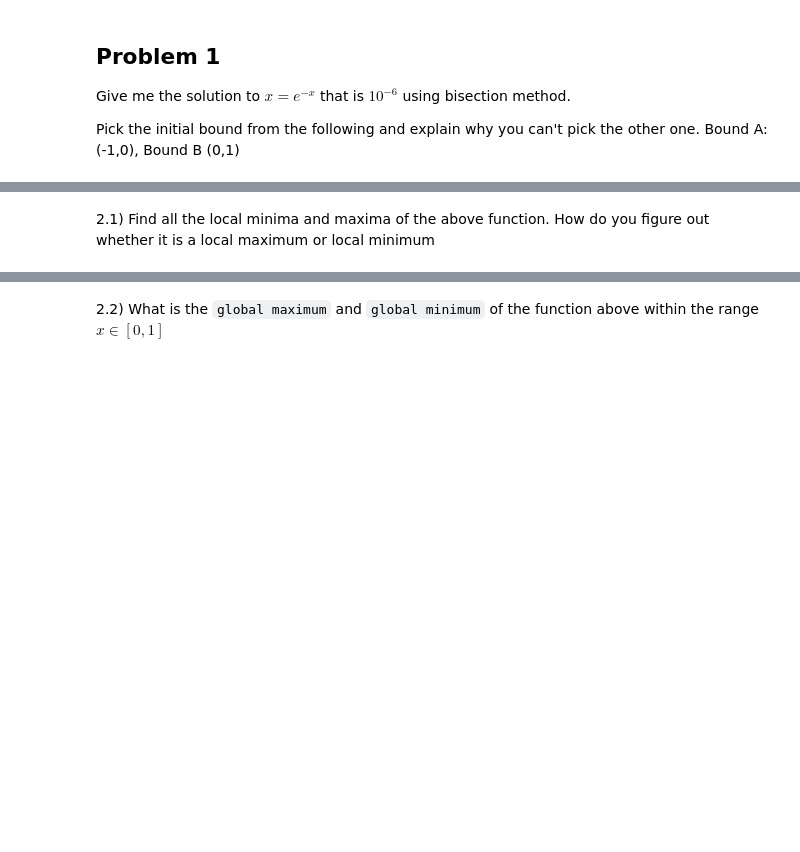
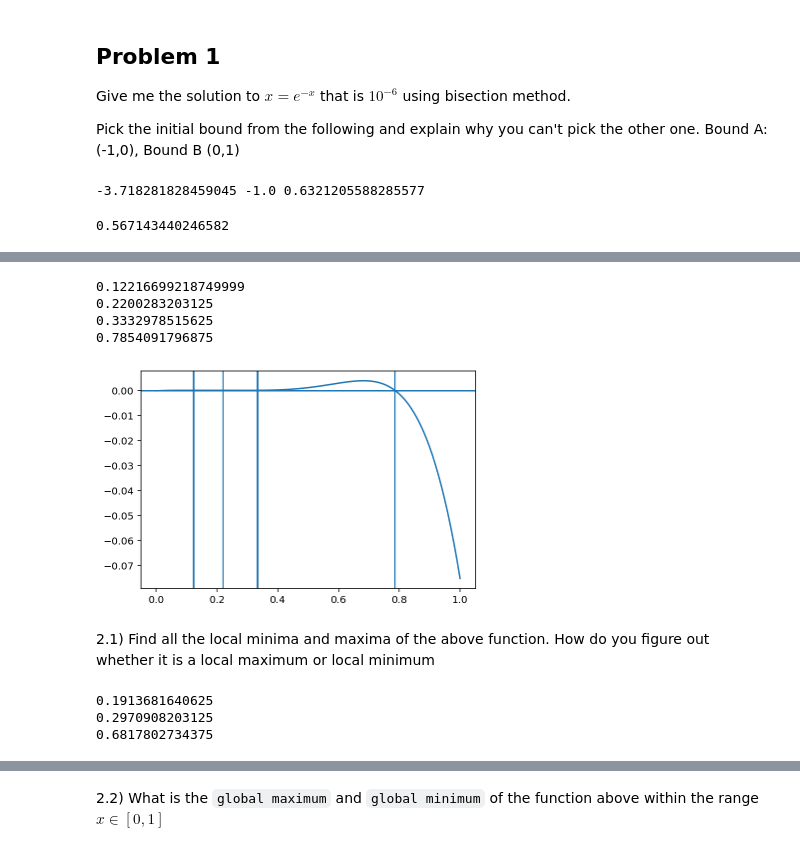
Before and after one commit to MUIC-Numerical-Methods-2018/Homework-1, a Jupyter notebook: Homework1.ipynb, the cells around one changed output, grey strips where cells are left out. Saved outputs shown, nothing was run; the diff lists cells and outputs as text; code cells hidden in the pictures; blank space fills up the shorter version.

```diff
--- a/Homework1.ipynb
+++ b/Homework1.ipynb
@@ -12,3 +12,12 @@ Give me the solution to $x = e^{-x}$ that is $10^{-6}$ using bisection method.
 
 Pick the initial bound from the following and explain why you can't pick the other one.
 Bound A: (-1,0), Bound B (0,1)
+# %%
+def f(x):
+    return x - np.exp(-x)
+
+print(f(-1), f(0), f(1))
+
+# Bound B. since f(left)*f(right) < 0
+# %% [output]
+-3.718281828459045 -1.0 0.6321205588285577
@@ -15,3 +36,8 @@ Bound A: (-1,0), Bound B (0,1)
+# %%
+ans = bisection(f, 0, 1, error=1e-6)
+print(ans)
+# %% [output]
+0.567143440246582
 # %% [markdown]
 ## Problem 2
 Find all value of $x \in [0,1]$ such that $f(x)=0$ for
@@ -27,2 +49,59 @@ def f(x):
+# %%
+def f(x):
+    return -0.000216747 + 0.0072868*x - 0.0977383*x**2 + 0.664685*x**3 - \
+            2.40773*x**4 + 4.46766*x**5 - 3.7091*x**6 + x**7
+
+# There are many ways to accomplish this
+
+def find_bounds(f, l,r,resolution): # scanning for bounds
+    xs = np.arange(l,r,resolution)
+    ys = f(xs)
+    bounds = []
+    for xl, yl, xr, yr in zip(xs[:-1], ys[:-1], xs[1:], ys[1:]):
+        if yl*yr <=0:
+            bounds.append([xl, xr])
+    return bounds
+
+bounds = find_bounds(f, 0, 1, 1e-3)
+
+# improve the solutions with bisection
+anses = []
+for bound in bounds:
+    xl, xr = bound
+    ans = bisection(f, xl, xr, 1e-6)
+    anses.append(ans)
+    print(ans)
+# %% [output]
+0.12216699218749999
+0.2200283203125
+0.3332978515625
+0.7854091796875
+# %%
+xs = np.linspace(0,1,100)
+ys = f(xs)
+plt.plot(xs, ys)
+plt.axhline(0)
+for ans in anses:
+    plt.axvline(ans)
+# %% [output]
+[figure, added]
 # %% [markdown]
 2.1) Find all the local minima and maxima of the above function. How do you figure out whether it is a local maximum or local minimum
+# %%
+def fp(x):
+    return 0.0072868 - 0.0977383*x*2 + 0.664685*3*x**2 - \
+            2.40773*4*x**3 + 4.46766*5*x**4 - 3.7091*6*x**5 + 7*x**6
+
+bounds = find_bounds(fp, 0, 1, 1e-3)
+
+# improve the solutions with bisection
+anses = []
+for bound in bounds:
+    xl, xr = bound
+    ans = bisection(fp, xl, xr, 1e-6)
+    anses.append(ans)
+    print(ans)
+# %% [output]
+0.1913681640625
+0.2970908203125
+0.6817802734375
```
Also changed, not shown: parts of 16 cells of this notebook.
